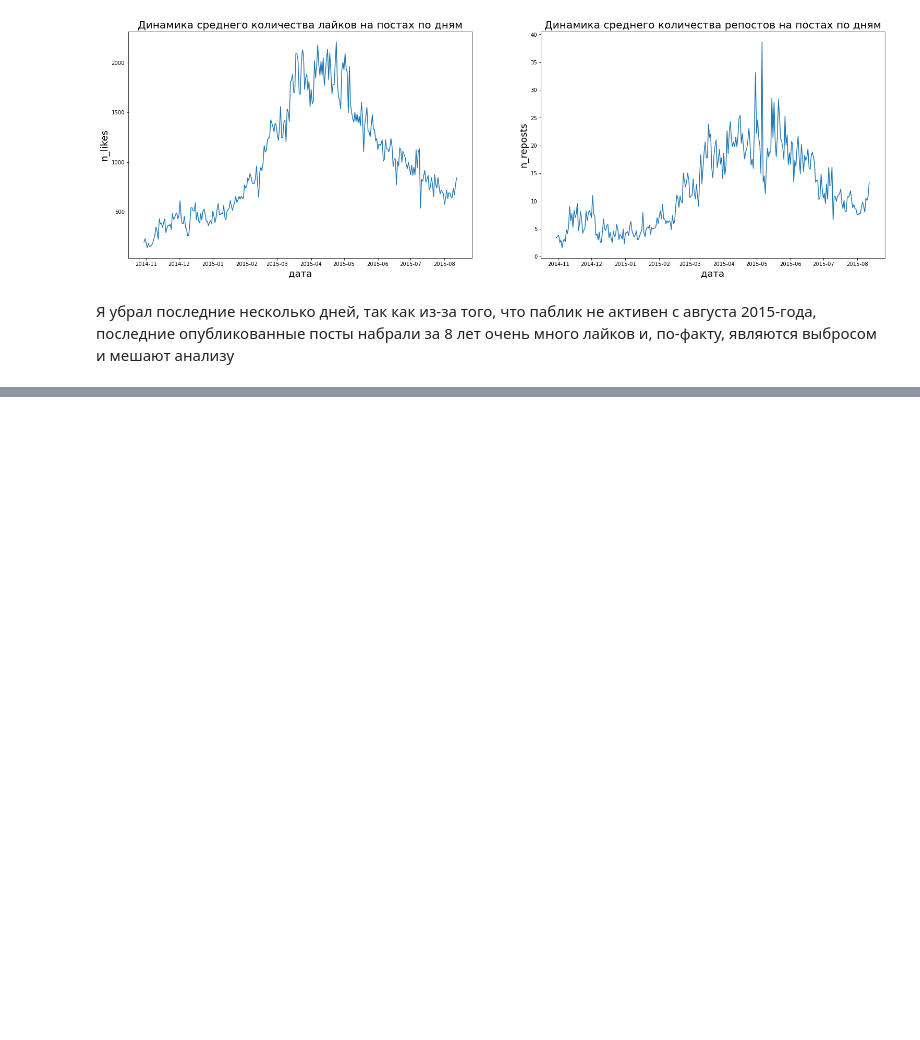
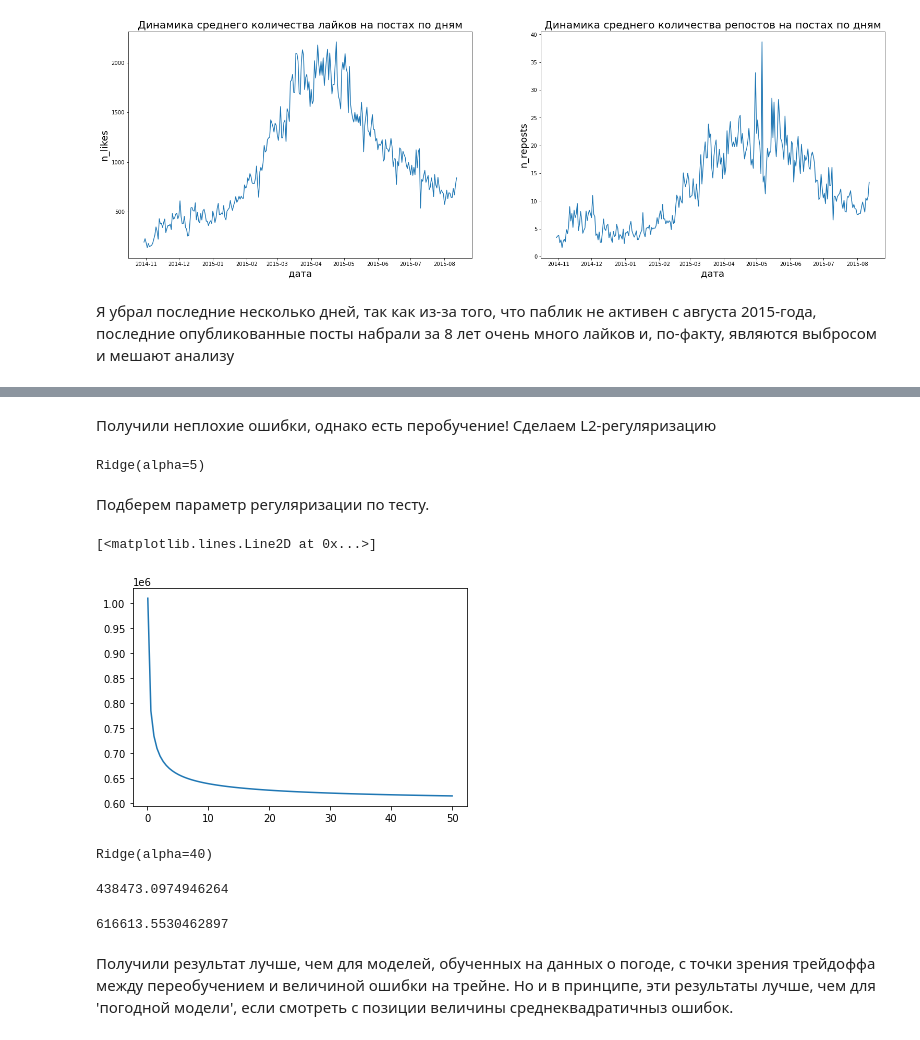
Before and after one commit to Pash1i/andan_2023_project, a Jupyter notebook: EDA_and_hypothesis_testing.ipynb, the cells around one changed output, grey strips where cells are left out. Cells and saved outputs as stored; diff of their text form; code cells hidden in the pictures; blank space fills up the shorter version.

```diff
--- a/EDA_and_hypothesis_testing.ipynb
+++ b/EDA_and_hypothesis_testing.ipynb
@@ -255,0 +523,3 @@ data_weather_12
+# %%
+model = LinearRegression()
+model.fit(X_train, y_train)
@@ -255,0 +536,37 @@ data_weather_12
+# %% [markdown]
+Получили неплохие ошибки, однако есть перобучение! Сделаем L2-регуляризацию
+# %%
+ridge = Ridge(5)
+ridge.fit(X_train, y_train)
+# %% [output]
+Ridge(alpha=5)
+# %% [markdown]
+Подберем параметр регуляризации по тесту.
+# %%
+alphas = np.linspace(0.1, 50, 100)
+# %%
+mse = []
+for alpha in tqdm(alphas):
+    ridge = Ridge(alpha)
+    ridge.fit(X_train, y_train)
+    mse.append(mean_squared_error(y_test, ridge.predict(X_test)))
+# %%
+plt.plot(alphas, mse)
+# %% [output]
+[<matplotlib.lines.Line2D at 0x...>]
+[figure, added]
+# %%
+ridge = Ridge(40)
+ridge.fit(X_train, y_train)
+# %% [output]
+Ridge(alpha=40)
+# %%
+mean_squared_error(y_train, ridge.predict(X_train))
+# %% [output]
+438473.0974946264
+# %%
+mean_squared_error(y_test, ridge.predict(X_test))
+# %% [output]
+616613.5530462897
+# %% [markdown]
+Получили результат лучше, чем для моделей, обученных на данных о погоде, с точки зрения трейдоффа между переобучением и величиной ошибки на трейне. Но и в принципе, эти результаты лучше, чем для 'погодной модели', если смотреть с позиции величины среднеквадратичныз ошибок.
```
Also changed, not shown: parts of 73 cells of this notebook.
